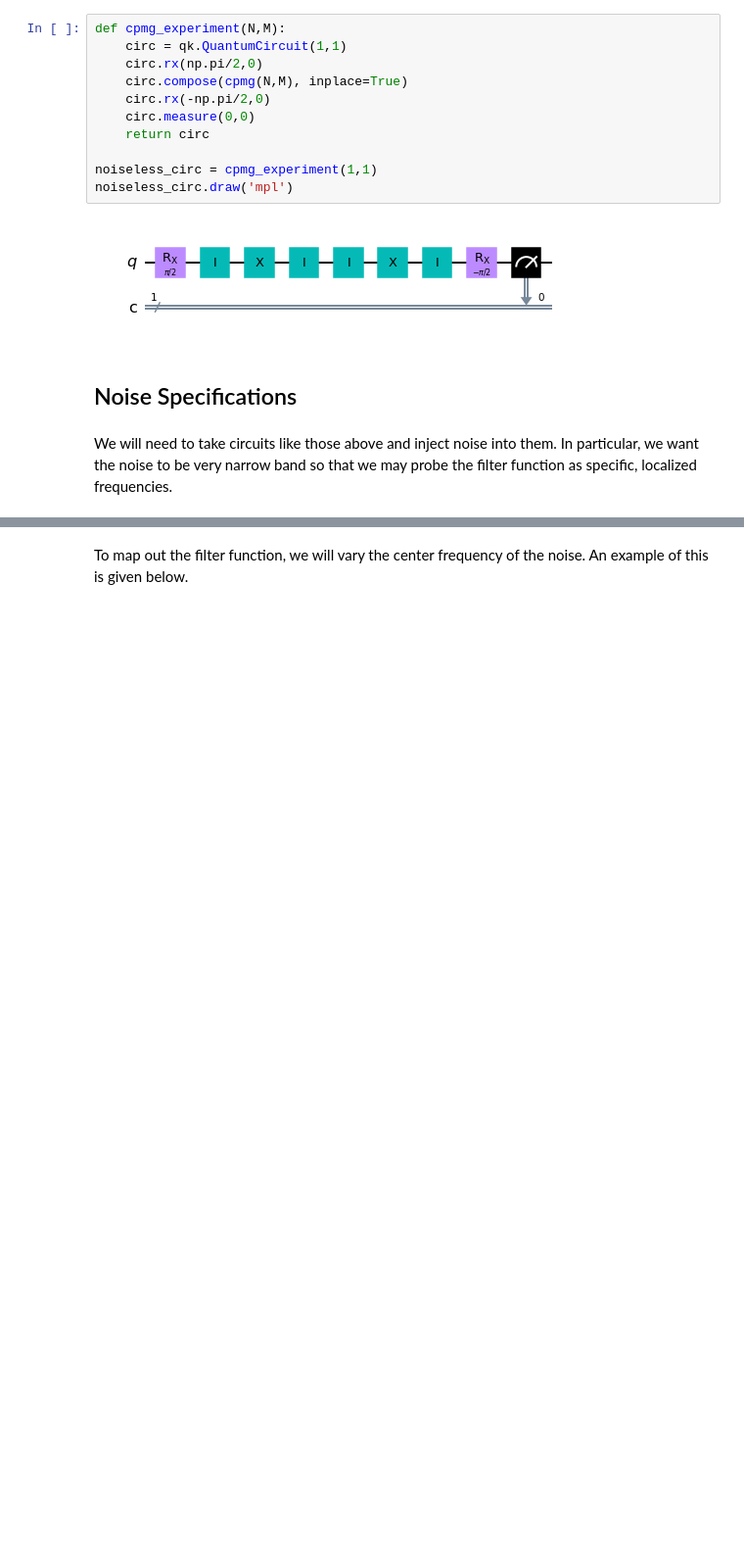
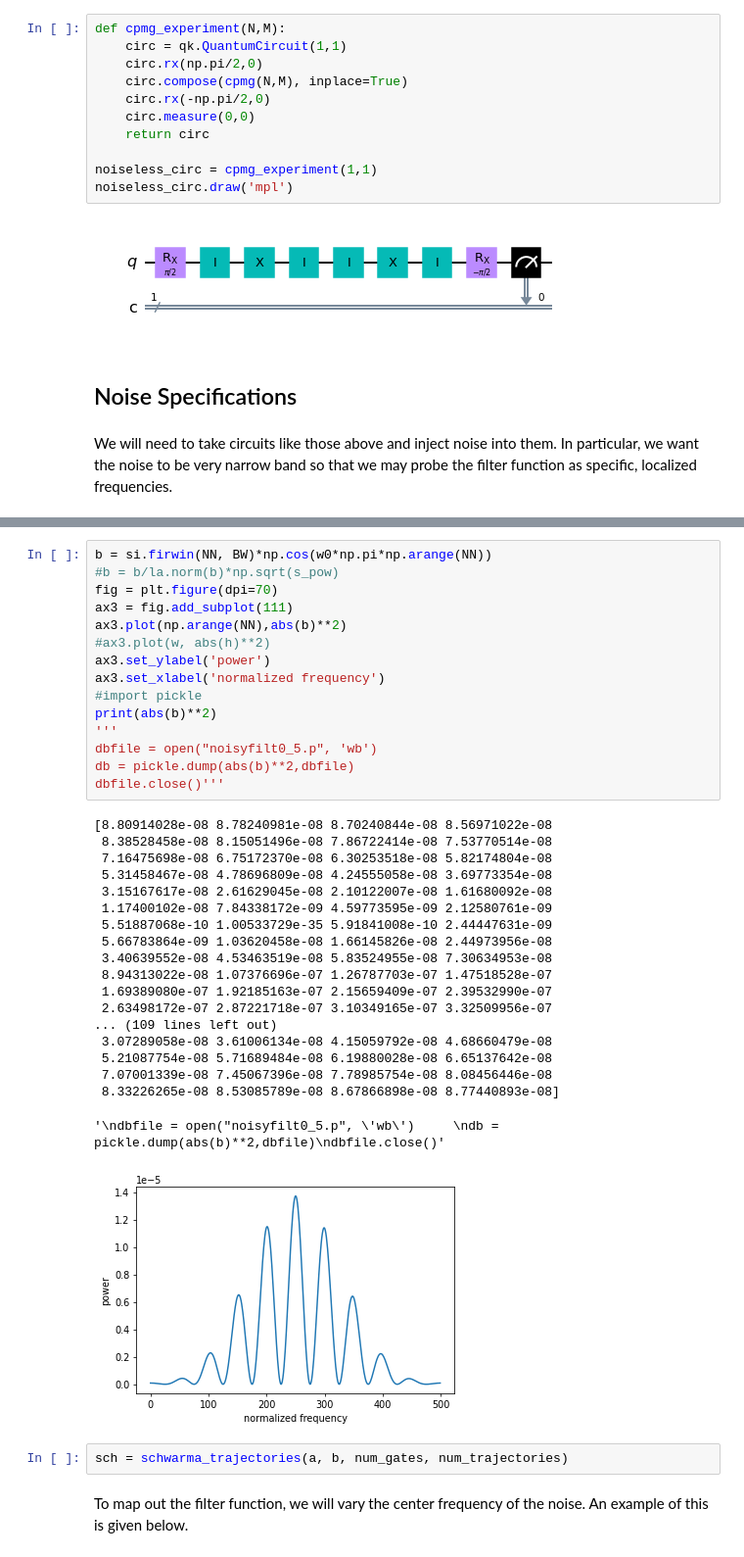
Before and after one commit to Fan-0/AQI2022, a Jupyter notebook: Summer 2022/filter_spectroscopy_example.ipynb, the cells around one changed output, grey strips where cells are left out. Shown at 98% size. Cells and saved outputs as stored; diff of their text form; blank space fills up the shorter version.

```diff
--- a/Summer 2022/filter_spectroscopy_example.ipynb
+++ b/Summer 2022/filter_spectroscopy_example.ipynb
@@ -94,3 +99,40 @@ print(np.pi*w0)
+# %%
+b = si.firwin(NN, BW)*np.cos(w0*np.pi*np.arange(NN))
+#b = b/la.norm(b)*np.sqrt(s_pow)
+fig = plt.figure(dpi=70)
+ax3 = fig.add_subplot(111)
+ax3.plot(np.arange(NN),abs(b)**2)
+#ax3.plot(w, abs(h)**2)
+ax3.set_ylabel('power')
+ax3.set_xlabel('normalized frequency')
+#import pickle
+print(abs(b)**2)
+'''
+dbfile = open("noisyfilt0_5.p", 'wb')
+db = pickle.dump(abs(b)**2,dbfile)
+dbfile.close()'''
+# %% [output]
+[8.80914028e-08 8.78240981e-08 8.70240844e-08 8.56971022e-08
+ 8.38528458e-08 8.15051496e-08 7.86722414e-08 7.53770514e-08
+ 7.16475698e-08 6.75172370e-08 6.30253518e-08 5.82174804e-08
+ 5.31458467e-08 4.78696809e-08 4.24555058e-08 3.69773354e-08
+ 3.15167617e-08 2.61629045e-08 2.10122007e-08 1.61680092e-08
+ 1.17400102e-08 7.84338172e-09 4.59773595e-09 2.12580761e-09
+ 5.51887068e-10 1.00533729e-35 5.91841008e-10 2.44447631e-09
+ 5.66783864e-09 1.03620458e-08 1.66145826e-08 2.44973956e-08
+ 3.40639552e-08 4.53463519e-08 5.83524955e-08 7.30634953e-08
+ 8.94313022e-08 1.07376696e-07 1.26787703e-07 1.47518528e-07
+ 1.69389080e-07 1.92185163e-07 2.15659409e-07 2.39532990e-07
+ 2.63498172e-07 2.87221718e-07 3.10349165e-07 3.32509956e-07
+... (109 lines left out)
+ 3.07289058e-08 3.61006134e-08 4.15059792e-08 4.68660479e-08
+ 5.21087754e-08 5.71689484e-08 6.19880028e-08 6.65137642e-08
+ 7.07001339e-08 7.45067396e-08 7.78985754e-08 8.08456446e-08
+ 8.33226265e-08 8.53085789e-08 8.67866898e-08 8.77440893e-08]
+'\ndbfile = open("noisyfilt0_5.p", \'wb\')     \ndb = pickle.dump(abs(b)**2,dbfile)\ndbfile.close()'
+[figure, added]
+# %%
+sch = schwarma_trajectories(a, b, num_gates, num_trajectories)
 # %% [markdown]
 To map out the filter function, we will vary the center frequency of the noise. An example of this is given below.
 # %%
```
Also changed, not shown: parts of 10 cells of this notebook, 3 other files.
